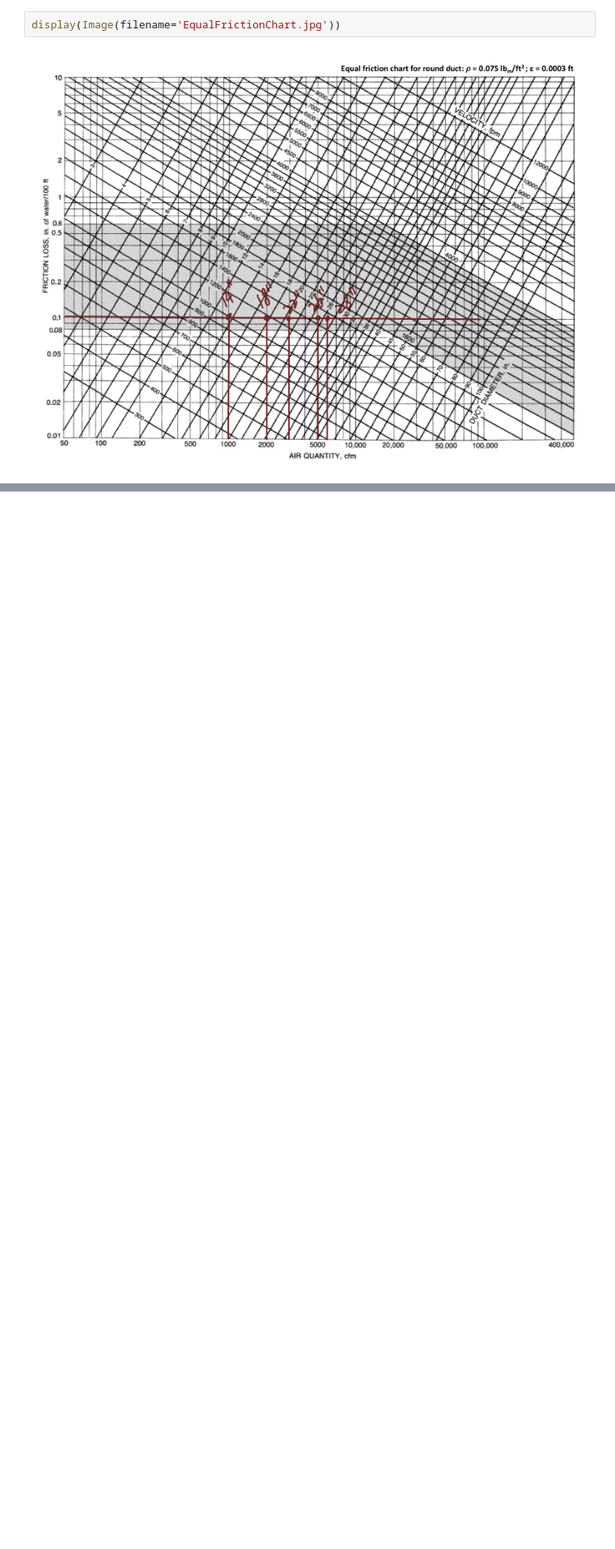
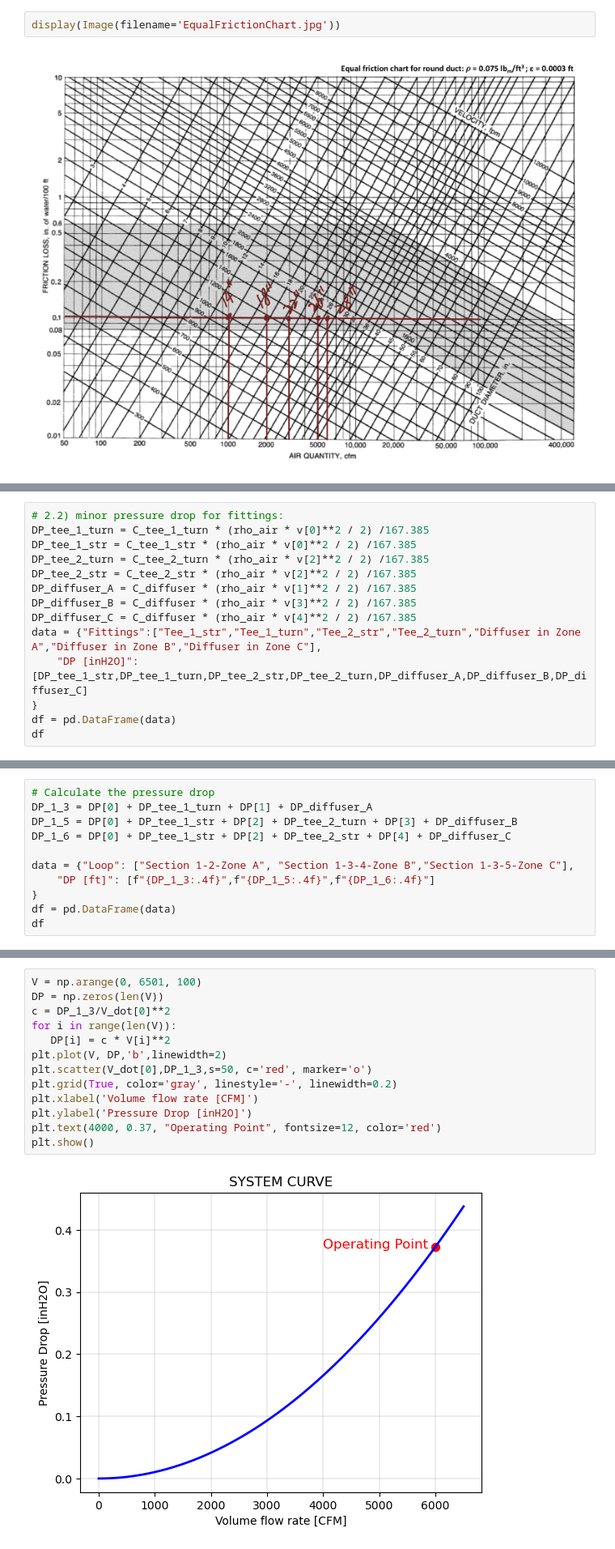
Before and after one commit to JieMa1202/CE414, a Jupyter notebook: Homework/Exam.ipynb, the cells around one changed output, grey strips where cells are left out. Shown at 81% size. Drawn from its saved outputs; the diff is of its cells as text; blank space fills up the shorter version.

```diff
--- a/Homework/Exam.ipynb
+++ b/Homework/Exam.ipynb
@@ -301,0 +255,14 @@ df
+# %%
+# 2.2) minor pressure drop for fittings:
+DP_tee_1_turn = C_tee_1_turn * (rho_air * v[0]**2 / 2) /167.385
+DP_tee_1_str = C_tee_1_str * (rho_air * v[0]**2 / 2) /167.385
+DP_tee_2_turn = C_tee_2_turn * (rho_air * v[2]**2 / 2) /167.385
+DP_tee_2_str = C_tee_2_str * (rho_air * v[2]**2 / 2) /167.385
+DP_diffuser_A = C_diffuser * (rho_air * v[1]**2 / 2) /167.385
+DP_diffuser_B = C_diffuser * (rho_air * v[3]**2 / 2) /167.385
+DP_diffuser_C = C_diffuser * (rho_air * v[4]**2 / 2) /167.385
+data = {"Fittings":["Tee_1_str","Tee_1_turn","Tee_2_str","Tee_2_turn","Diffuser in Zone A","Diffuser in Zone B","Diffuser in Zone C"],
+    "DP [inH2O]": [DP_tee_1_str,DP_tee_1_turn,DP_tee_2_str,DP_tee_2_turn,DP_diffuser_A,DP_diffuser_B,DP_diffuser_C]
+}
+df = pd.DataFrame(data)
+df
@@ -301,0 +283,11 @@ df
+# %%
+# Calculate the pressure drop
+DP_1_3 = DP[0] + DP_tee_1_turn + DP[1] + DP_diffuser_A
+DP_1_5 = DP[0] + DP_tee_1_str + DP[2] + DP_tee_2_turn + DP[3] + DP_diffuser_B
+DP_1_6 = DP[0] + DP_tee_1_str + DP[2] + DP_tee_2_str + DP[4] + DP_diffuser_C
+
+data = {"Loop": ["Section 1-2-Zone A", "Section 1-3-4-Zone B","Section 1-3-5-Zone C"],
+    "DP [ft]": [f"{DP_1_3:.4f}",f"{DP_1_5:.4f}",f"{DP_1_6:.4f}"]
+}
+df = pd.DataFrame(data)
+df
@@ -301,0 +326,15 @@ df
+# %%
+V = np.arange(0, 6501, 100)
+DP = np.zeros(len(V))
+c = DP_1_3/V_dot[0]**2
+for i in range(len(V)):
+   DP[i] = c * V[i]**2
+plt.plot(V, DP,'b',linewidth=2)
+plt.scatter(V_dot[0],DP_1_3,s=50, c='red', marker='o')
+plt.grid(True, color='gray', linestyle='-', linewidth=0.2)
+plt.xlabel('Volume flow rate [CFM]')
+plt.ylabel('Pressure Drop [inH2O]')
+plt.text(4000, 0.37, "Operating Point", fontsize=12, color='red')
+plt.show()
+# %% [output]
+[figure, added]
```
Also changed, not shown: parts of 19 cells of this notebook.
